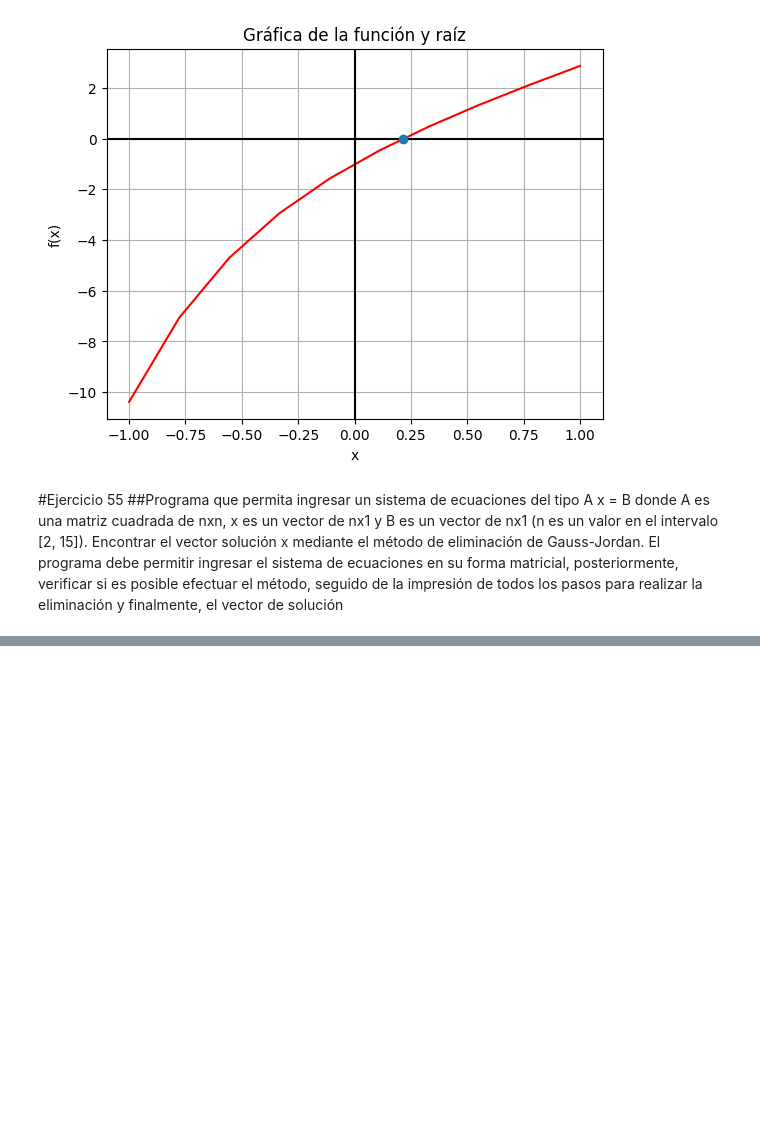
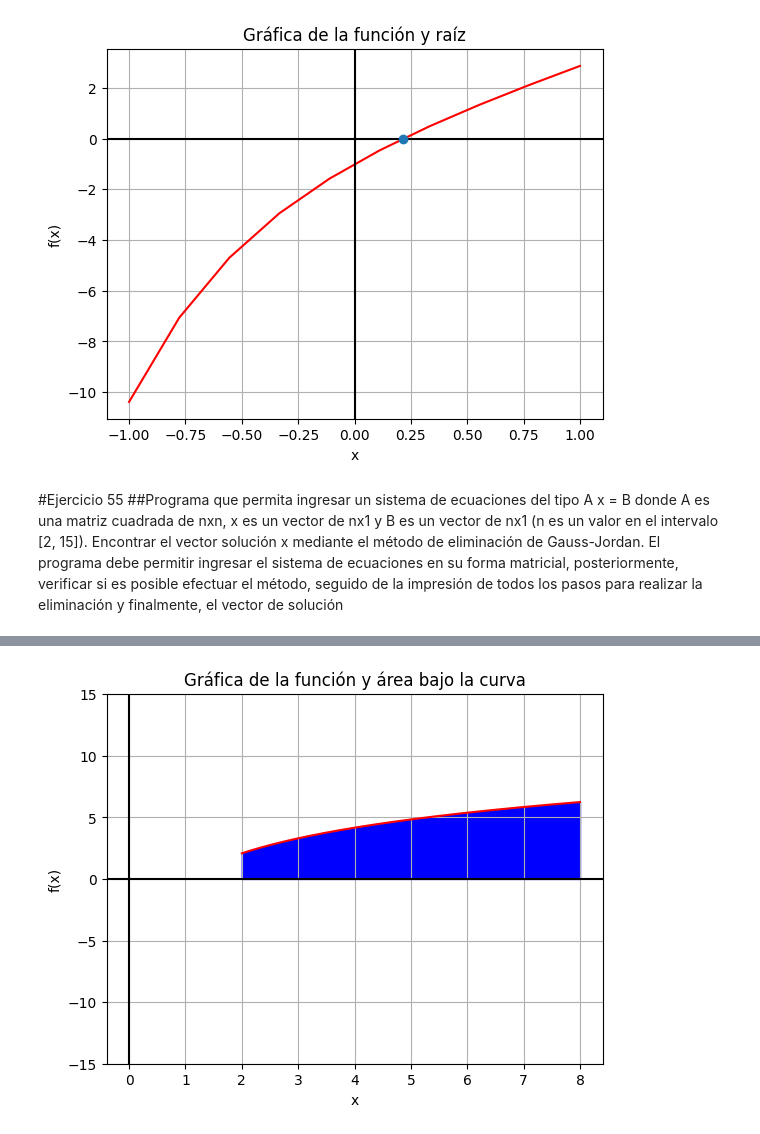
Before and after one commit to Diego-Delgadillo/Diego-Delgadillo, a Jupyter notebook: TAREA02a_DIEGO_RICARDO_DELGADILLO_GOMEZ.ipynb, the cells around one changed output, grey strips where cells are left out. Saved outputs shown, nothing was run; the diff lists cells and outputs as text; code cells hidden in the pictures; blank space fills up the shorter version.

```diff
--- a/TAREA02a_DIEGO_RICARDO_DELGADILLO_GOMEZ.ipynb
+++ b/TAREA02a_DIEGO_RICARDO_DELGADILLO_GOMEZ.ipynb
@@ -1128,0 +1180,90 @@ https://www.youtube.com/watch?v=xOLJMKGNivU
+# %%
+#importamos las librerías
+import numpy as np
+import matplotlib.pyplot as plt
+import sympy as sym
+from sympy import *
+
+#creamos funcion para ingresar una función matemática
+def ingresoFuncion():
+  #almacena y guarda la funcion
+  x = symbols('x') #variable simbólica que utiliza la funcion
+  funcion = sympify(input("\n\x1b[34mIngresa una función -> \x1b[0m")) #ingresa funcion
+  f = lambdify(x,funcion) #evalua funcion de entrada
+
+  #creamos archivo .txt
+  resultados = open("resultadosTrapecio.txt","w")
+
+
+  #filtro para ingresar los intervalos
+  while True:
+    try:
+      a = float(input(f"\n\x1b[33mIngrese el valor del intervalo 'a' -> \x1b[0m"))
+      break
+    except ValueError:
+      print(f"\n\x1b[31mIngresa una entrada válida\x1b[0m\n")
+
+  while True:
+    try:
+      b = float(input(f"\n\x1b[33mIngrese el valor del intervalo 'b' -> \x1b[0m"))
+      if(b <= a): print(f"\n\x1b[31mIngresa un número positivo mayor a 'a'\x1b[0m\n"); continue
+      break
+    except ValueError:
+      print(f"\n\x1b[31mIngresa una entrada válida\x1b[0m\n")
+
+
+  #a lim. inferior
+  #b lim.superior
+  #divide la base para 1000 aproximaciones
+  h = (b-a)/100
+  hImprimir = h
+  area = 0; error = 1
+
+  print("")
+  print("{:^30}".format("Método Trapezoidal"))
+  print("{:^10} {:^10} {:^10} {:^10}".format("i", "h","Valor Integral", "ε(%)"))
+
+  resultados.write("{:^30}\n".format("Método Trapezoidal"))
+  resultados.write("{:^10} {:^10} {:^10} {:^10}\n".format("i", "h","Valor Integral", "ε(%)"))
+
+  #bucle para iterar
+  for i in range(1,100):
+    #formula área del trapecio: h*((b1+b2)/2)
+    #calcula aproximacion
+    area = area + h*(f(a+i*h)+f(a+(i-1)*h))/2
+    #aproximación a el límite del error por redondeo
+    error = abs((area - hImprimir)/area)
+    hImprimir += h
+    print("{:^10} {:^10f} {:^10f} {:^10f}".format(i,hImprimir,area,error))
+    resultados.write("{:^10} {:^10f} {:^10f} {:^10f}\n".format(i,hImprimir,area,error))
+
+  #cerramos archivo .txt
+  resultados.close()
+
+
+  #imprime aproximación
+  print(f"\nEl valor de la integral es -> \x1b[34m{area}\x1b[0m\n")
+
+  #grafica la funcion y el área bajo la curva
+  x = np.linspace(a,b,1000)
+  plt.plot(x,f(x),color = "red")
+  #ilumina area bajo la curva
+  plt.fill_between(x,f(x),0, color='blue')
+
+  #configuramos ejes y titulos
+  plt.title("Gráfica de la función y área bajo la curva")
+  plt.xlabel("x")
+  plt.ylabel("f(x)")
+  plt.axhline(color="black")
+  plt.axvline(color="black")
+  plt.grid(True)
+  plt.ylim([-15, 15])
+  plt.show()
+
+
+
+#llamamos a las funciones
+#f,a,b =ingresoFuncion()
+#metodoTrapecio(f,a,b)
+ingresoFuncion()
+# %% [output]
@@ -1128,0 +1287 @@ https://www.youtube.com/watch?v=xOLJMKGNivU
+[figure, added]
```
Also changed, not shown: parts of 8 cells of this notebook.
